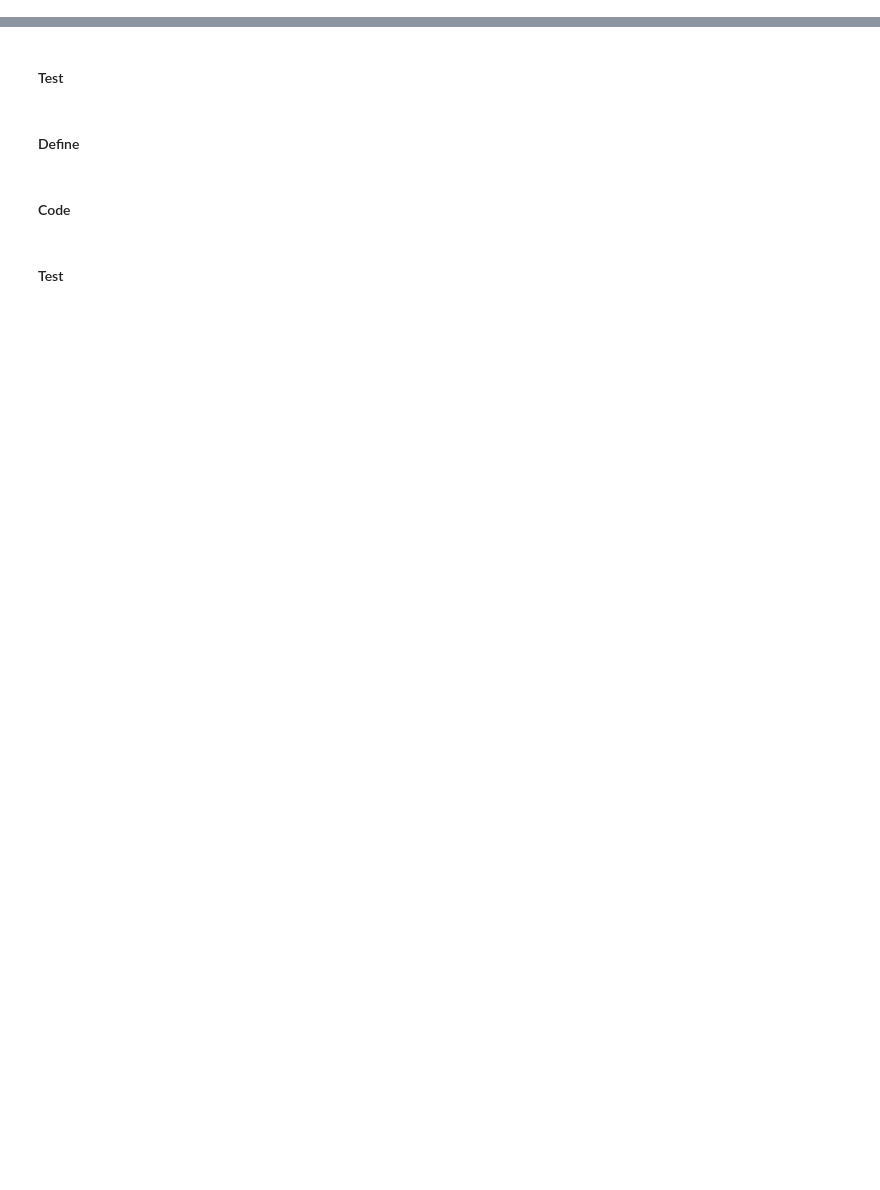
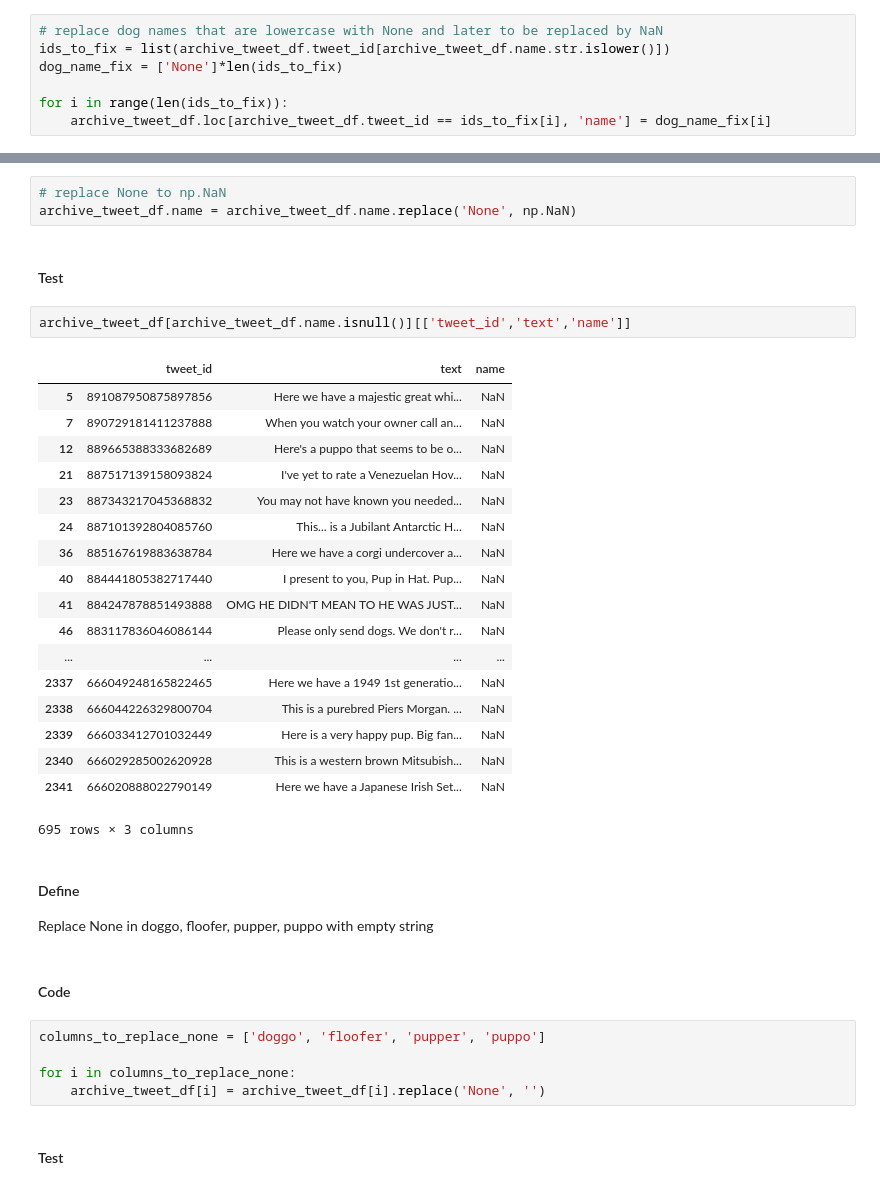
Before and after one commit to marooned20/Udacity-Data-Wrangling, a Jupyter notebook: wrangle_act.ipynb, the cells around one changed output, grey strips where cells are left out. Saved outputs shown, nothing was run; the diff lists cells and outputs as text; blank space fills up the shorter version.

```diff
--- a/wrangle_act.ipynb
+++ b/wrangle_act.ipynb
@@ -692,6 +686,13 @@ for i in range(len(ids_to_fix)):
 # %%
 # fix tweet id 776201521193218049 where name is 'O' instead of O'Malley
 archive_tweet_df.loc[archive_tweet_df.tweet_id == 776201521193218049, 'name'] = "O'Malley"
+# %%
+# replace dog names that are lowercase with None and later to be replaced by NaN
+ids_to_fix = list(archive_tweet_df.tweet_id[archive_tweet_df.name.str.islower()])
+dog_name_fix = ['None']*len(ids_to_fix)
+
+for i in range(len(ids_to_fix)):
+    archive_tweet_df.loc[archive_tweet_df.tweet_id == ids_to_fix[i], 'name'] = dog_name_fix[i]
 # %% [markdown]
 #### Test
 # %%
@@ -745,10 +773,40 @@ archive_tweet_df[archive_tweet_df.text.str.contains('That is')][['tweet_id','tex
 # %% [markdown]
 #### Code
+# %%
+# replace None to np.NaN
+archive_tweet_df.name = archive_tweet_df.name.replace('None', np.NaN)
 # %% [markdown]
 #### Test
-# %% [markdown]
-#### Define
+# %%
+archive_tweet_df[archive_tweet_df.name.isnull()][['tweet_id','text','name']]
+# %% [output]
+|  | tweet_id | text | name |
+| 5 | 891087950875897856 | Here we have a majestic great whi... | NaN |
+| 7 | 890729181411237888 | When you watch your owner call an... | NaN |
+| 12 | 889665388333682689 | Here's a puppo that seems to be o... | NaN |
+| 21 | 887517139158093824 | I've yet to rate a Venezuelan Hov... | NaN |
+| 23 | 887343217045368832 | You may not have known you needed... | NaN |
+| 24 | 887101392804085760 | This... is a Jubilant Antarctic H... | NaN |
+| 36 | 885167619883638784 | Here we have a corgi undercover a... | NaN |
+| 40 | 884441805382717440 | I present to you, Pup in Hat. Pup... | NaN |
+| 41 | 884247878851493888 | OMG HE DIDN'T MEAN TO HE WAS JUST... | NaN |
+| 46 | 883117836046086144 | Please only send dogs. We don't r... | NaN |
+| ... | ... | ... | ... |
+| 2337 | 666049248165822465 | Here we have a 1949 1st generatio... | NaN |
+| 2338 | 666044226329800704 | This is a purebred Piers Morgan. ... | NaN |
+| 2339 | 666033412701032449 | Here is a very happy pup. Big fan... | NaN |
+| 2340 | 666029285002620928 | This is a western brown Mitsubish... | NaN |
+| 2341 | 666020888022790149 | Here we have a Japanese Irish Set... | NaN |
+695 rows × 3 columns
+# %% [markdown]
+#### Define
+Replace None in doggo, floofer, pupper, puppo with empty string
 # %% [markdown]
 #### Code
+# %%
+columns_to_replace_none = ['doggo', 'floofer', 'pupper', 'puppo']
+
+for i in columns_to_replace_none:
+    archive_tweet_df[i] = archive_tweet_df[i].replace('None', '')
 # %% [markdown]
 #### Test
```
Also changed, not shown: parts of 14 cells of this notebook.
